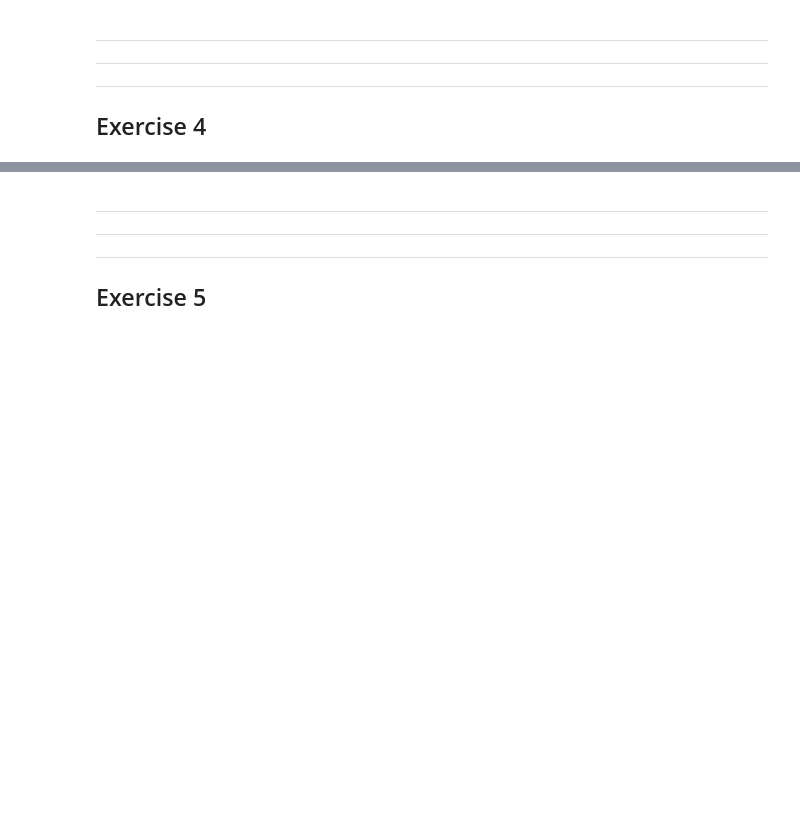
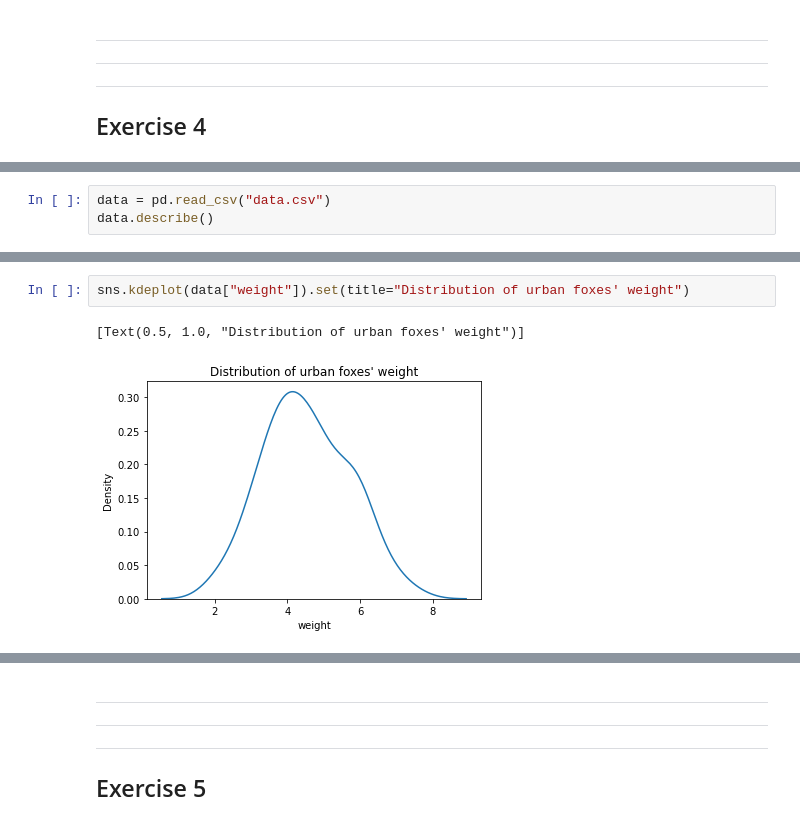
Before and after one commit to qlero/UCA_MSc-DS2, a Jupyter notebook: bayesian_learning/assignments/assignment_2/assignments_2.ipynb, the cells around one changed output, grey strips where cells are left out. Saved outputs shown, nothing was run; the diff lists cells and outputs as text; blank space fills up the shorter version.

```diff
--- a/bayesian_learning/assignments/assignment_2/assignments_2.ipynb
+++ b/bayesian_learning/assignments/assignment_2/assignments_2.ipynb
@@ -232,0 +291,3 @@ Fit a regression for *weight* as a linear function of *area*, and a regression f
+# %%
+data = pd.read_csv("data.csv")
+data.describe()
@@ -232,0 +304,5 @@ Fit a regression for *weight* as a linear function of *area*, and a regression f
+# %%
+sns.kdeplot(data["weight"]).set(title="Distribution of urban foxes' weight")
+# %% [output]
+[Text(0.5, 1.0, "Distribution of urban foxes' weight")]
+[figure, added]
```
Also changed, not shown: parts of 17 cells of this notebook.
